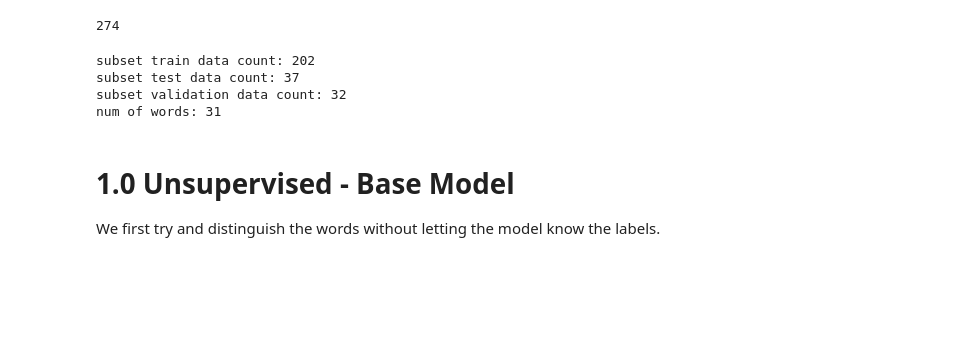
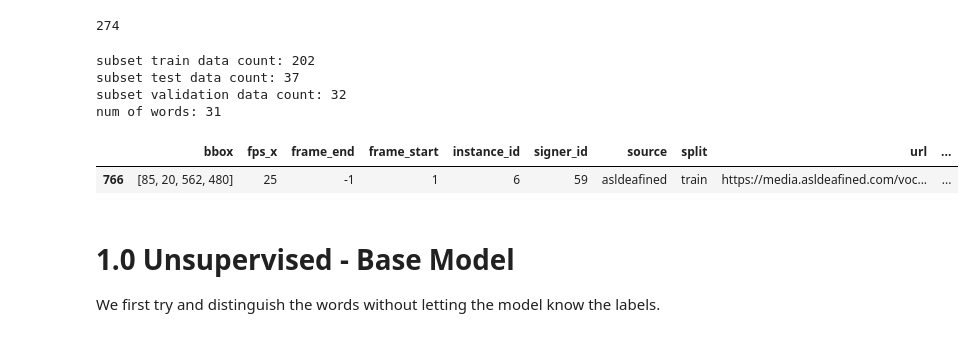
Before and after one commit to Oren93/sign_to_text, a Jupyter notebook: model_evaluation_karen.ipynb, the cells around one changed output. Saved outputs shown, nothing was run; the diff lists cells and outputs as text; code cells hidden in the pictures; blank space fills up the shorter version.

```diff
--- a/model_evaluation_karen.ipynb
+++ b/model_evaluation_karen.ipynb
@@ -74,6 +73,11 @@ subset train data count: 202
 subset test data count: 37
 subset validation data count: 32
 num of words: 31
+# %%
+subset_validation_data[subset_validation_data["word"] == "short"]
+# %% [output]
+|  | bbox | fps_x | frame_end | frame_start | instance_id | signer_id | source | split | url | ... |
+| 766 | [85, 20, 562, 480] | 25 | -1 | 1 | 6 | 59 | asldeafined | train | https://media.asldeafined.com/voc... | ... |
 # %% [markdown]
 # 1.0 Unsupervised - Base Model
 We first try and distinguish the words without letting the model know the labels.
```
Also changed, not shown: parts of 16 cells of this notebook, 1 other file.
